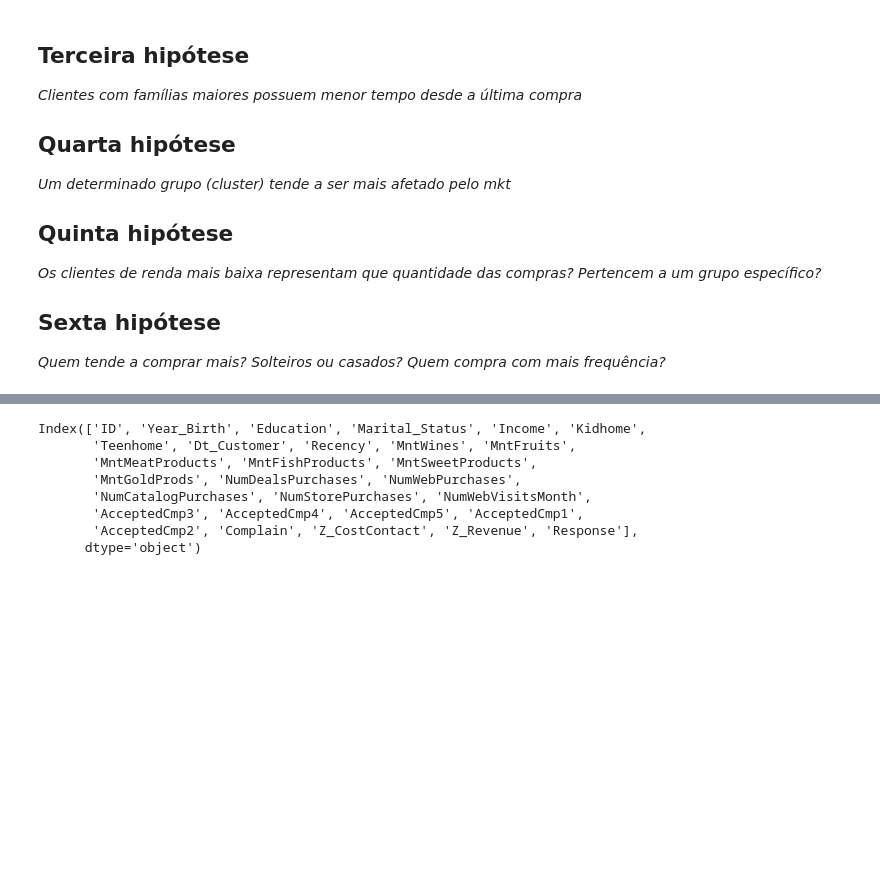
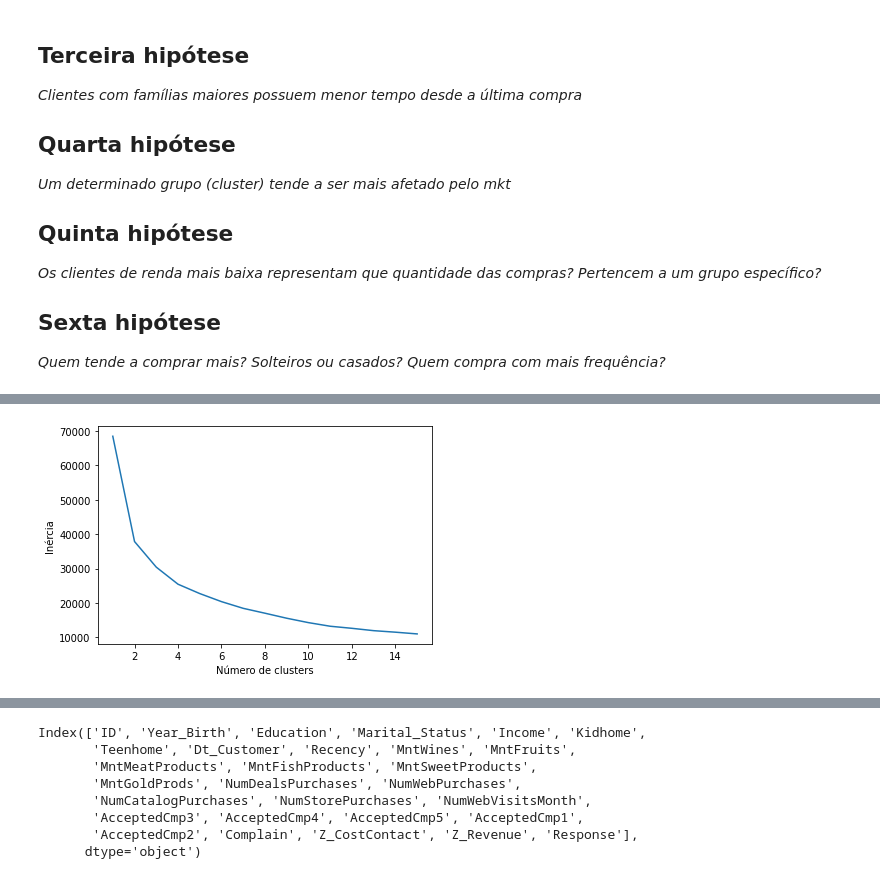
Before and after one commit to BrunoSantosPK/case-client-behavior, a Jupyter notebook: notebooks/explorando.ipynb, the cells around one changed output, grey strips where cells are left out. Drawn from its saved outputs; the diff is of its cells as text; code cells hidden in the pictures; blank space fills up the shorter version.

```diff
--- a/notebooks/explorando.ipynb
+++ b/notebooks/explorando.ipynb
@@ -34,0 +47,8 @@ dataset = pd.read_csv("../data/dataset.csv")
+# %%
+# Cria a forma de agrupar os clientes na forma de compra
+x_forma_compra = dataset[[
+    "NumDealsPurchases", "NumWebPurchases",
+    "NumCatalogPurchases", "NumStorePurchases"
+]]
+cluster_forma_compra = KMeans(n_clusters=8, random_state=0)
+cluster_forma_compra.fit(x.values)
@@ -34,0 +57,2 @@ dataset = pd.read_csv("../data/dataset.csv")
+# %%
+x_forma_compra["grupo_compra"] = cluster_forma_compra.labels_
@@ -34,0 +95,14 @@ dataset = pd.read_csv("../data/dataset.csv")
+# %%
+# Avaliando número de clusters para a forma de compra
+inercia = []
+for i in range(1, 16):
+    cluster = KMeans(n_clusters=i, random_state=0)
+    cluster.fit(x_forma_compra.values)
+    inercia.append(cluster.inertia_)
+
+plt.plot(range(1, 16), inercia)
+plt.xlabel("Número de clusters")
+plt.ylabel("Inércia")
+plt.show()
+# %% [output]
+[figure, added]
```
Also changed, not shown: parts of 7 cells of this notebook.
